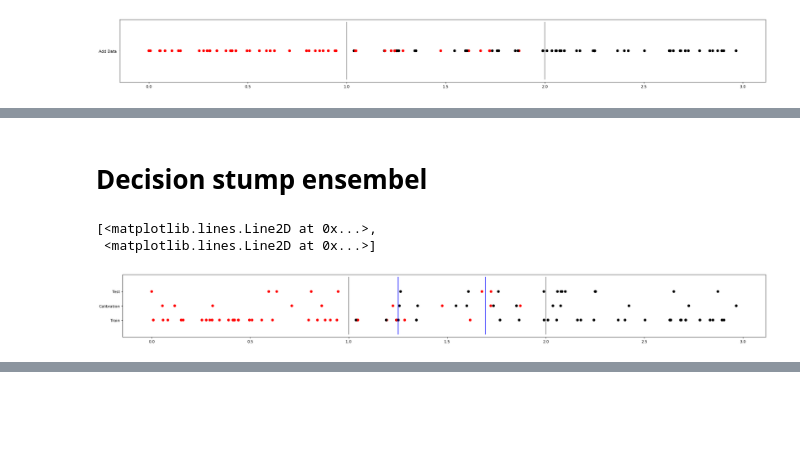
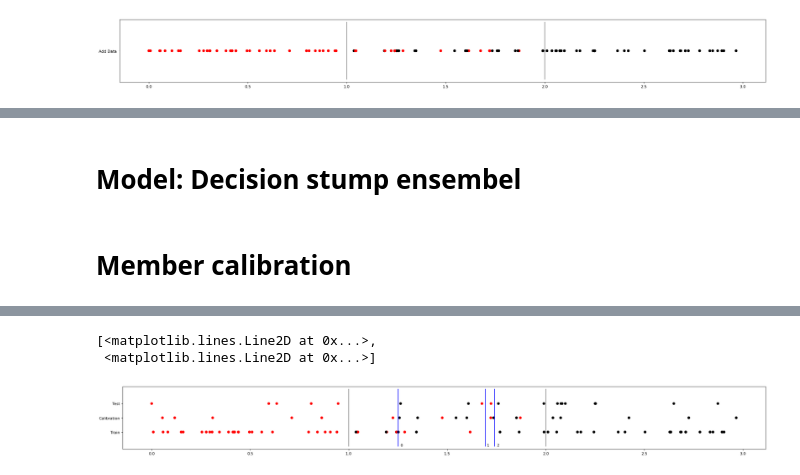
Before and after one commit to mhshaker/Calibration, a Jupyter notebook: Data_simulation_test.ipynb, the cells around one changed output, grey strips where cells are left out. Saved outputs shown, nothing was run; the diff lists cells and outputs as text; code cells hidden in the pictures; blank space fills up the shorter version.

Commit message:
optimal prob function for simple sim data

```diff
--- a/Data_simulation_test.ipynb
+++ b/Data_simulation_test.ipynb
@@ -40,25 +109,64 @@ plt.plot(x1, y1, x2, y2, c="gray")
 # %% [markdown]
-# Decision stump ensembel
+# Model: Decision stump ensembel
 # %%
-model = RandomForestClassifier(max_depth=1, n_estimators=2, random_state=seed)
+model = RandomForestClassifier(max_depth=1, n_estimators=3, random_state=seed)
 model.fit(x_train, y_train)
 predictions_x_test = model.predict(x_test)
 prob_x_test = model.predict_proba(x_test)
 prob_x_calib = model.predict_proba(x_calib)
-# %%
-figure(figsize=(30, 3), dpi=80)
-
-for estimator in model.estimators_:
-    tree_threshold = estimator.tree_.threshold[0]
-    plt.plot([tree_threshold,tree_threshold], [3,-1], c="blue")
-
-plt.scatter(x_train, np.full(len(x_train), "Train"), c=y_train, cmap=matplotlib.colors.ListedColormap(colors))
-plt.scatter(x_calib, np.full(len(x_calib), "Calibration"), c=y_calib, cmap=matplotlib.colors.ListedColormap(colors))
-plt.scatter(x_test, np.full(len(x_test), "Test"), c=y_test, cmap=matplotlib.colors.ListedColormap(colors))
-x1, y1 = [1, 1], [3, -1]
-x2, y2 = [2, 2], [3, -1]
-plt.plot(x1, y1, x2, y2, c="gray")
-# %% [output]
-[<matplotlib.lines.Line2D at 0x...>,
- <matplotlib.lines.Line2D at 0x...>]
-[figure, removed]
+# %% [markdown]
+# Member calibration
+# %%
+figure(figsize=(30, 3), dpi=80)
+
+for est_index, estimator in enumerate(model.estimators_):
+    # tree.plot_tree(estimator)
+    tree_threshold = estimator.tree_.threshold[0]
+    tree_prob_x_test = estimator.predict_proba(x_test)
+
+    # print(tree_prob_x_test)
+
+    print(f"Tree [{est_index}] threshold {tree_threshold}")
+    print(f"Normal          ECE {calibm.confidance_ECE(tree_prob_x_test, y_test)} ", np.unique(tree_prob_x_test[:,0]))
+
+    # Full Dirichlet
+    if calibration_method == "isotonic":
+        model_calib = CalibratedClassifierCV(estimator, cv="prefit", method=calibration_method) # cv=30
+        model_calib.fit(x_calib , y_calib)
+        tree_prob_x_test_calib = model_calib.predict_proba(x_test)
+
+        print(f"calibration iso ECE {calibm.confidance_ECE(tree_prob_x_test_calib, y_test)} ", np.unique(tree_prob_x_test_calib[:,0]))
+
+    if calibration_method == "Dir":
+        skf = StratifiedKFold(n_splits=3, shuffle=True, random_state=0)
+        reg = [1e-1, 1e-2, 1e-3, 1e-4, 1e-5]
+        calibrator = FullDirichletCalibrator(reg_lambda=reg, reg_mu=None)
+        dir_calib = GridSearchCV(calibrator, param_grid={'reg_lambda':  reg, 'reg_mu': [None]}, cv=skf, scoring='neg_log_loss')
+        dir_calib.fit(prob_x_calib , y_calib)
+        tree_prob_x_test_calib = dir_calib.predict_proba(tree_prob_x_test)
+
+        print(f"calibration dir ECE {calibm.confidance_ECE(tree_prob_x_test_calib, y_test)} ", np.unique(tree_prob_x_test_calib[:,0]))
+
+    # optimal prob
+    a = 1
+    b = tree_threshold - 1
+    c = 2 - tree_threshold
+    o_p_neg = a/(a+b) + (b * (1/2)) /(a+b)
+    o_p_pos = a/(a+c) + (c * (1/2)) /(a+c)
+    # o_p_pos = (c * (1/2))
+    print(f"optimal prob ", [1 - o_p_pos, o_p_neg])
+    print("------------------------------------")
+
+    plt.plot([tree_threshold,tree_threshold], [3,-1], c="blue")
+    plt.annotate(est_index, (tree_threshold+0.01, -1))
+
+plt.scatter(x_train, np.full(len(x_train), "Train"), c=y_train, cmap=matplotlib.colors.ListedColormap(colors))
+# for i, txt in enumerate(np.ones(len(x_train))): # attempt to label the training data of each tree in the RF (plot works but cannot access the training subsets)
+#     plt.annotate(int(txt), (x_train[i], "Train"))
+
+plt.scatter(x_calib, np.full(len(x_calib), "Calibration"), c=y_calib, cmap=matplotlib.colors.ListedColormap(colors))
+plt.scatter(x_test, np.full(len(x_test), "Test"), c=y_test, cmap=matplotlib.colors.ListedColormap(colors))
+x1, y1 = [1, 1], [3, -1]
+x2, y2 = [2, 2], [3, -1]
+plt.plot(x1, y1, x2, y2, c="gray")
+# %% [output]
@@ -64,0 +192,3 @@ plt.plot(x1, y1, x2, y2, c="gray")
+[<matplotlib.lines.Line2D at 0x...>,
+ <matplotlib.lines.Line2D at 0x...>]
+[figure, added]
```
Also changed, not shown: parts of 14 cells of this notebook, 22 other files.
